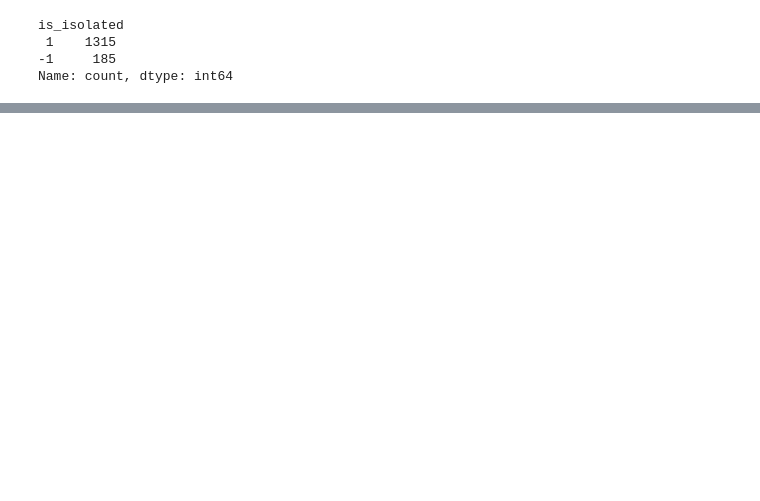
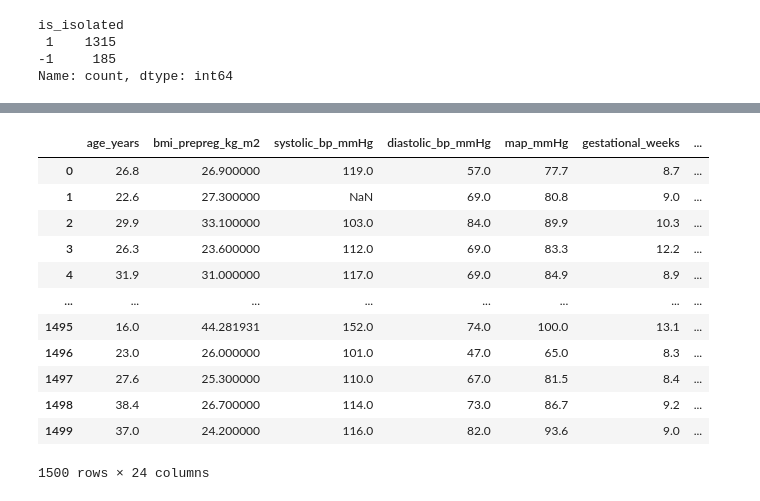
Before and after one commit to dMedinaO/machine_learning_master_bioinformatica_2025, a Jupyter notebook: examples_0411/1_eda_development.ipynb, the cells around one changed output, grey strips where cells are left out. Cells and saved outputs as stored; diff of their text form; code cells hidden in the pictures; blank space fills up the shorter version.

```diff
--- a/examples_0411/1_eda_development.ipynb
+++ b/examples_0411/1_eda_development.ipynb
@@ -265,5 +266,3 @@ is_isolated
  1    1315
 -1     185
 Name: count, dtype: int64
-# %%
-df_values["label_gdm"] = df_data["label_gdm"].values
@@ -352,0 +269,4 @@ plt.tight_layout()
+# %%
+df_outliers = df_outliers.astype(int)
+df_outliers["count_outlier"] = df_outliers.sum(axis=1)
+df_outliers["count_outlier"].value_counts()
@@ -352,0 +286,20 @@ plt.tight_layout()
+# %%
+df_data["outlier_by_IQR"] = df_outliers["count_outlier"].values
+df_data["is_isolated_full"] = df_values["is_isolated"].values
+df_data["is_isolated_just_values"] = df_no_categorical["is_isolated"].values
+df_data["is_isolated_just_cat"] = df_data_categorical["is_isolated"].values
+df_data
+# %% [output]
+|  | age_years | bmi_prepreg_kg_m2 | systolic_bp_mmHg | diastolic_bp_mmHg | map_mmHg | gestational_weeks | ... |
+| 0 | 26.8 | 26.900000 | 119.0 | 57.0 | 77.7 | 8.7 | ... |
+| 1 | 22.6 | 27.300000 | NaN | 69.0 | 80.8 | 9.0 | ... |
+| 2 | 29.9 | 33.100000 | 103.0 | 84.0 | 89.9 | 10.3 | ... |
+| 3 | 26.3 | 23.600000 | 112.0 | 69.0 | 83.3 | 12.2 | ... |
+| 4 | 31.9 | 31.000000 | 117.0 | 69.0 | 84.9 | 8.9 | ... |
+| ... | ... | ... | ... | ... | ... | ... | ... |
+| 1495 | 16.0 | 44.281931 | 152.0 | 74.0 | 100.0 | 13.1 | ... |
+| 1496 | 23.0 | 26.000000 | 101.0 | 47.0 | 65.0 | 8.3 | ... |
+| 1497 | 27.6 | 25.300000 | 110.0 | 67.0 | 81.5 | 8.4 | ... |
+| 1498 | 38.4 | 26.700000 | 114.0 | 73.0 | 86.7 | 9.2 | ... |
+| 1499 | 37.0 | 24.200000 | 116.0 | 82.0 | 93.6 | 9.0 | ... |
+1500 rows × 24 columns
```
Also changed, not shown: parts of 26 cells of this notebook, 14 other files.
